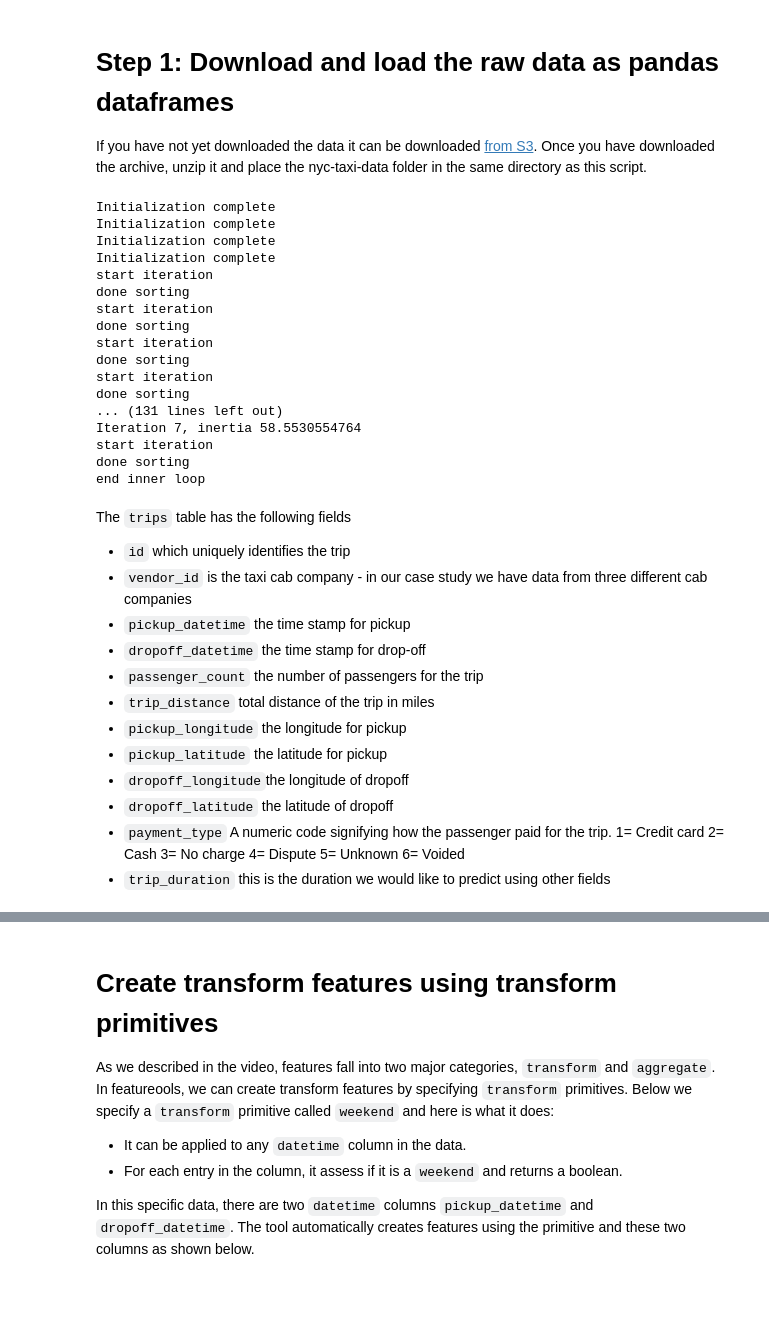
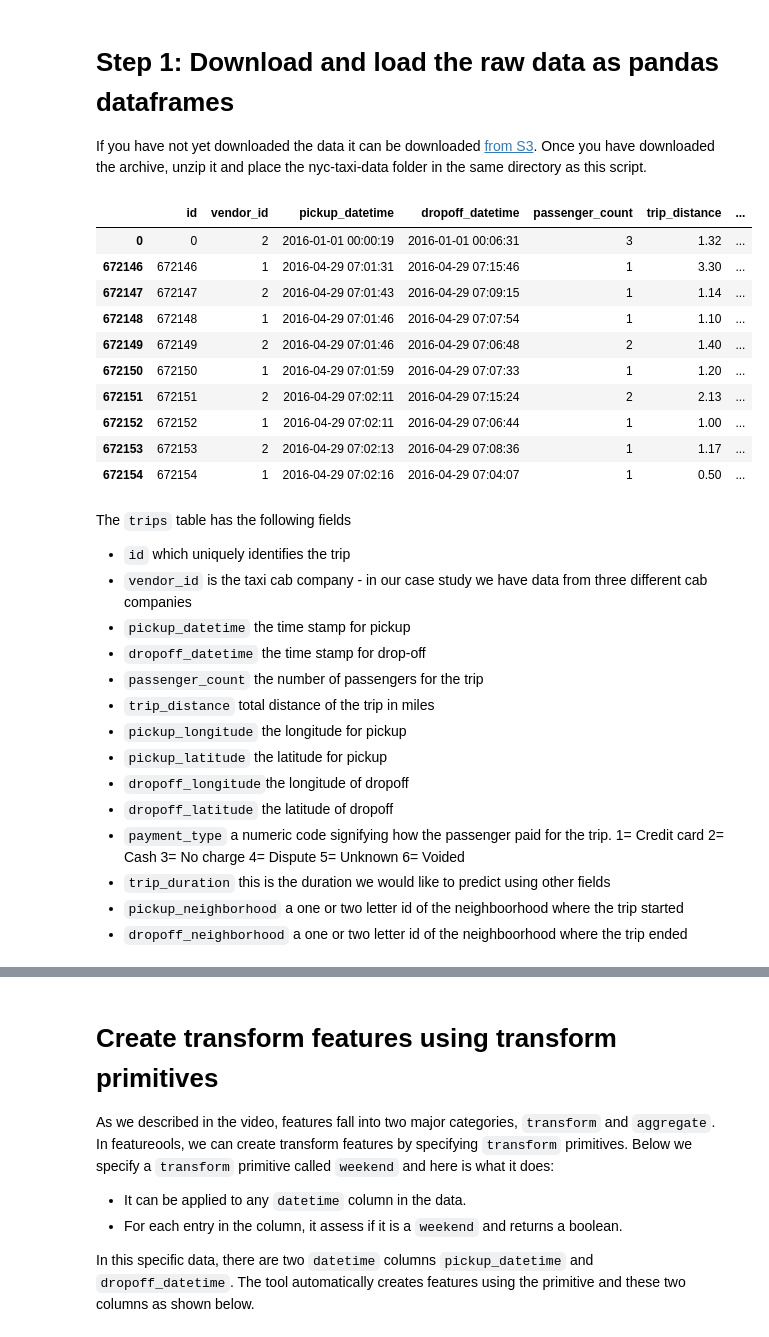
Before and after one commit to alteryx/DSx, a Jupyter notebook: NewYorkCity_taxi_case_study.ipynb, the cells around one changed output, grey strips where cells are left out. Cells and saved outputs as stored; diff of their text form; code cells hidden in the pictures; blank space fills up the shorter version.

```diff
--- a/NewYorkCity_taxi_case_study.ipynb
+++ b/NewYorkCity_taxi_case_study.ipynb
@@ -35,26 +33,20 @@ The autoreload extension is already loaded. To reload it, use:
 <p>If you have not yet downloaded the data it can be downloaded <a href="https://s3.amazonaws.com/mit-dsx-data/nyc-taxi-data.zip">from S3</a>. Once you have downloaded the archive, unzip it and place the nyc-taxi-data folder in the same directory as this script.
 </p>
 # %%
-trips, passenger_cnt, vendors = load_nyc_taxi_data()
-preview(trips,10)
+trips, pickup_neighborhoods, dropoff_neighborhoods = load_nyc_taxi_data()
+preview(trips, 10)
 # %% [output]
-Initialization complete
-Initialization complete
-Initialization complete
-Initialization complete
-start iteration
-done sorting
-start iteration
-done sorting
-start iteration
-done sorting
-start iteration
-done sorting
-... (131 lines left out)
-Iteration 7, inertia 58.5530554764
-start iteration
-done sorting
-end inner loop
+|  | id | vendor_id | pickup_datetime | dropoff_datetime | passenger_count | trip_distance | ... |
+| 0 | 0 | 2 | 2016-01-01 00:00:19 | 2016-01-01 00:06:31 | 3 | 1.32 | ... |
+| 672146 | 672146 | 1 | 2016-04-29 07:01:31 | 2016-04-29 07:15:46 | 1 | 3.30 | ... |
+| 672147 | 672147 | 2 | 2016-04-29 07:01:43 | 2016-04-29 07:09:15 | 1 | 1.14 | ... |
+| 672148 | 672148 | 1 | 2016-04-29 07:01:46 | 2016-04-29 07:07:54 | 1 | 1.10 | ... |
+| 672149 | 672149 | 2 | 2016-04-29 07:01:46 | 2016-04-29 07:06:48 | 2 | 1.40 | ... |
+| 672150 | 672150 | 1 | 2016-04-29 07:01:59 | 2016-04-29 07:07:33 | 1 | 1.20 | ... |
+| 672151 | 672151 | 2 | 2016-04-29 07:02:11 | 2016-04-29 07:15:24 | 2 | 2.13 | ... |
+| 672152 | 672152 | 1 | 2016-04-29 07:02:11 | 2016-04-29 07:06:44 | 1 | 1.00 | ... |
+| 672153 | 672153 | 2 | 2016-04-29 07:02:13 | 2016-04-29 07:08:36 | 1 | 1.17 | ... |
+| 672154 | 672154 | 1 | 2016-04-29 07:02:16 | 2016-04-29 07:04:07 | 1 | 0.50 | ... |
 # %% [markdown]
 The ``trips`` table has the following fields
 * ``id`` which uniquely identifies the trip
@@ -67,8 +59,10 @@ The ``trips`` table has the following fields
 * ``pickup_latitude`` the latitude for pickup
 * ``dropoff_longitude``the longitude of dropoff
 * ``dropoff_latitude`` the latitude of dropoff
-* ``payment_type`` A numeric code signifying how the passenger paid for the trip. 1= Credit card 2= Cash 3= No charge 4= Dispute 5= Unknown 6= Voided
+* ``payment_type`` a numeric code signifying how the passenger paid for the trip. 1= Credit card 2= Cash 3= No charge 4= Dispute 5= Unknown 6= Voided
 * ``trip_duration`` this is the duration we would like to predict using other fields
+* ``pickup_neighborhood`` a one or two letter id of the neighboorhood where the trip started
+* ``dropoff_neighborhood`` a one or two letter id of the neighboorhood where the trip ended
 # %% [markdown]
 # Step 2: Prepare the Data
 Lets create entities and relationships. The three entities in this data are
```
Also changed, not shown: parts of 37 cells of this notebook, 4 other files.
